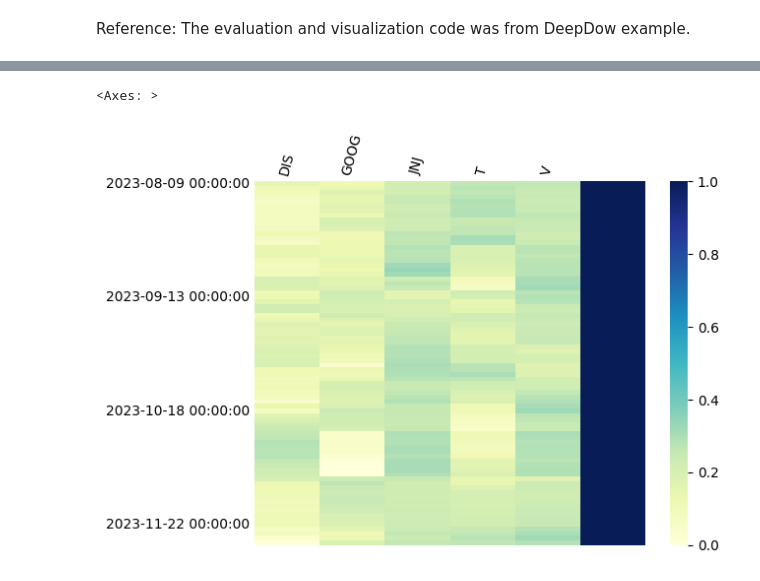
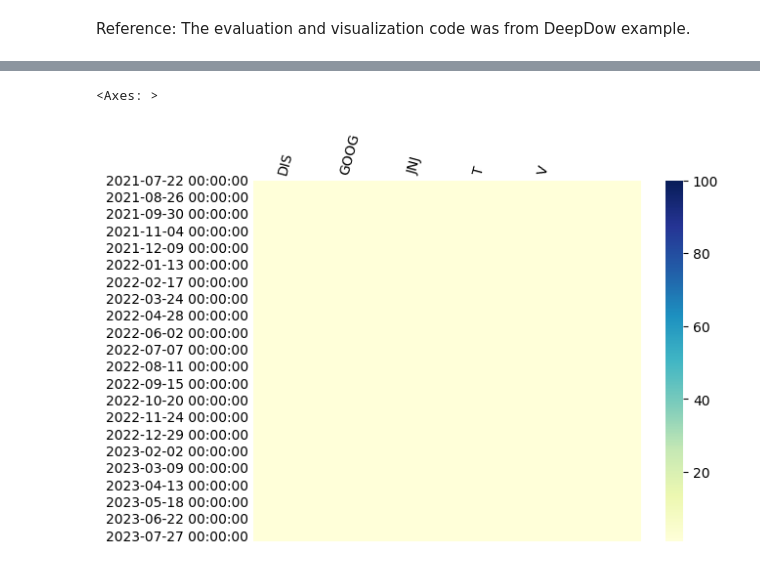
Before and after one commit to mrtrin/capstone, a Jupyter notebook: research.ipynb, the cells around one changed output, grey strips where cells are left out. Cells and saved outputs as stored; diff of their text form; code cells hidden in the pictures.

```diff
--- a/research.ipynb
+++ b/research.ipynb
@@ -23,7 +30,7 @@ import yfinance as yf
 # DEFINE EXPERIMENT PARAMETER (incl. Hyperparameters) HERE
 
 tickers = ['GOOG','V','JNJ','T','DIS']
-start = '2022-01-01'
+start = '2013-01-01'
 end = '2023-12-31'
 
 lookback, gap, horizon = 10, 1, 5
@@ -228,11 +272,12 @@ array([<Axes: title={'center': 'MaxDD'}, xlabel='timestamp'>,
 # %%
 
 weight_table = generate_weights_table(network, test_dataloader)
 
 plot_weight_heatmap(weight_table,
                     add_sum_column=True,
                     time_format=None,
-                    time_skips=25)
+                    time_skips=25,
+                    vmin=100)
 # %% [output]
 <Axes: >
-[figure, old version]
+[figure, new version]
```
Also changed, not shown: parts of 10 cells of this notebook.
